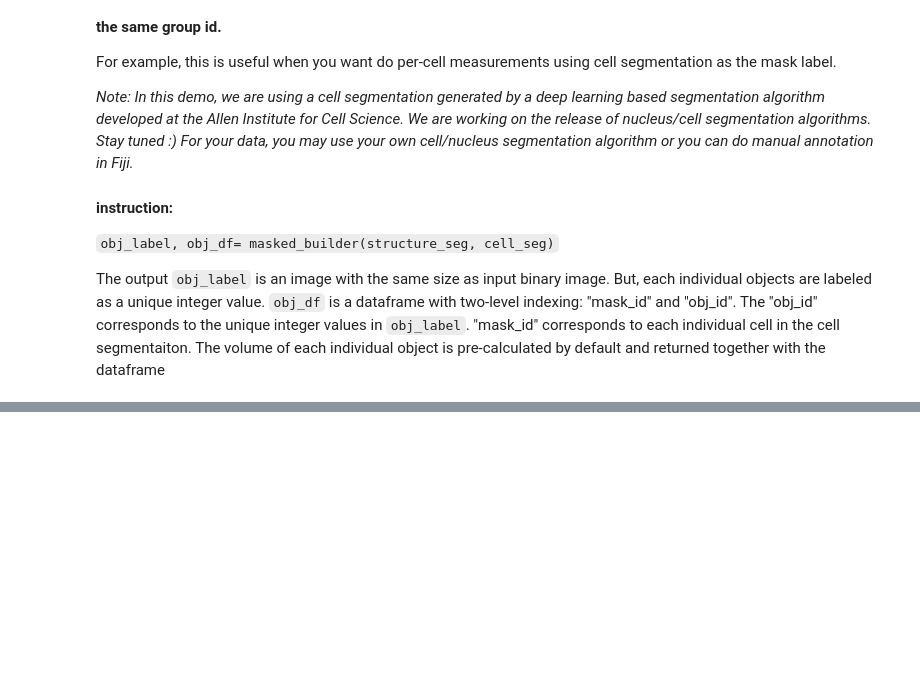
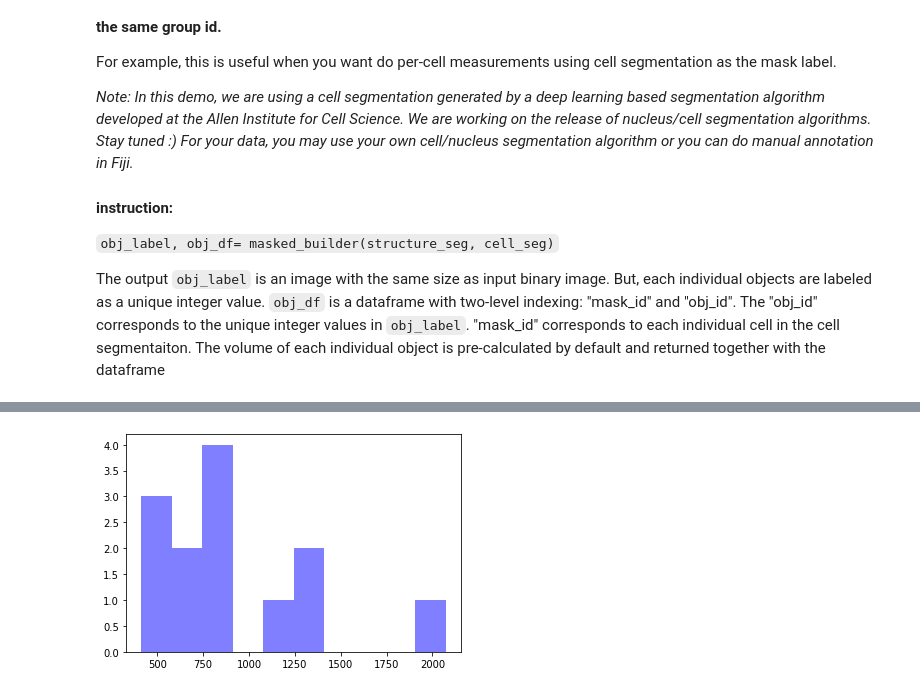
Before and after one commit to AllenInstitute/aics-segmentation, a Jupyter notebook: lookup_table_demo/bridging_the_gap_between_binary_image_and_analysis.ipynb, the cells around one changed output, grey strips where cells are left out. Saved outputs shown, nothing was run; the diff lists cells and outputs as text; code cells hidden in the pictures; blank space fills up the shorter version.

```diff
--- a/lookup_table_demo/bridging_the_gap_between_binary_image_and_analysis.ipynb
+++ b/lookup_table_demo/bridging_the_gap_between_binary_image_and_analysis.ipynb
@@ -141,0 +167,7 @@ plt.show()
+# %%
+# explore the distribution of average structure volume in each cell
+num_bins=10
+n, bins, patches = plt.hist(df_per_cell.structure_vol_average, num_bins, facecolor='blue', alpha=0.5)
+plt.show()
+# %% [output]
+[figure, added]
```
Also changed, not shown: parts of 8 cells of this notebook, 2 other files.
